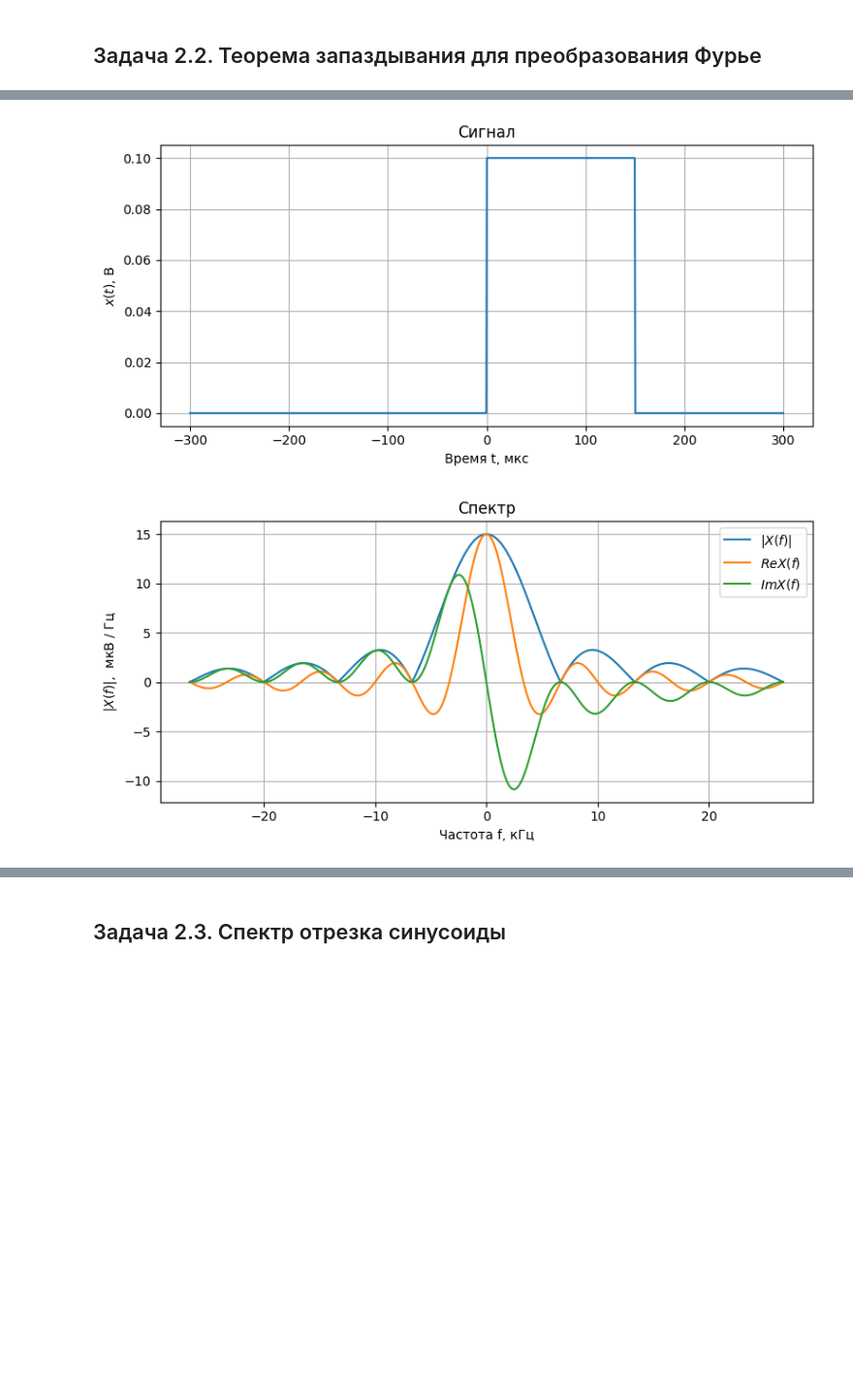
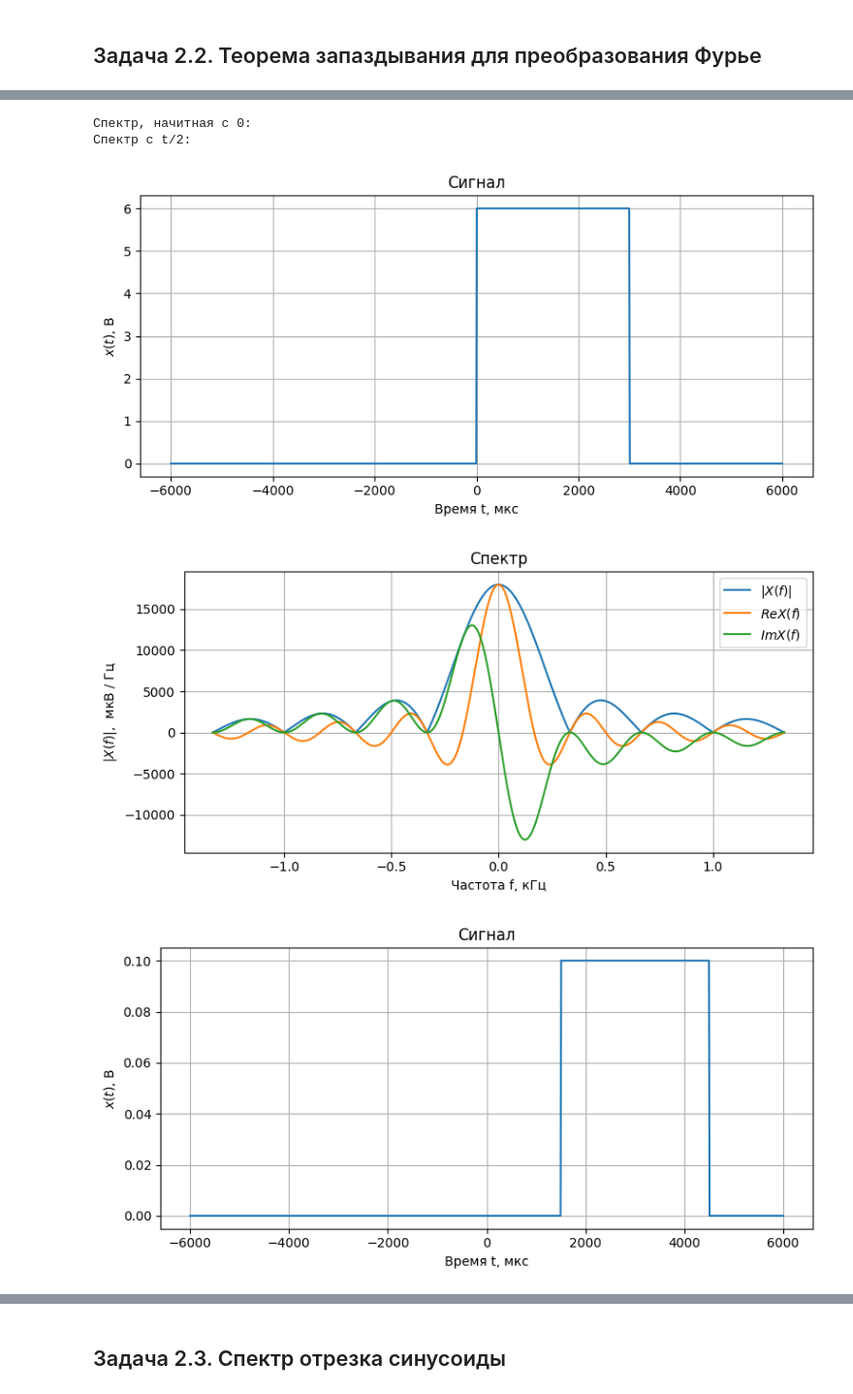
Before and after one commit to Zararest/Labs, a Jupyter notebook: RT_1/from email/Lab1_task.ipynb, the cells around one changed output, grey strips where cells are left out. Shown at 97% size. Cells and saved outputs as stored; diff of their text form; code cells hidden in the pictures; blank space fills up the shorter version.

```diff
--- a/RT_1/from email/Lab1_task.ipynb
+++ b/RT_1/from email/Lab1_task.ipynb
@@ -418,33 +455,51 @@ draw_graph(Hann)
 # %%
-tau=150*1e-6 #150 мкс
+from matplotlib.pyplot import box
+
+
+tau=3000*1e-6 #3000 мкс
 
 f_band=np.linspace(-4/tau, 4/tau, 1000) # 1000 - число точек в диапазоне, в которых вычисляется X(f)
 
 def boxcar(t, tau):
     if 0<t<tau:
+        return 6 # 0.1 В
+    else:
+        return 0.0 # 0 В
+
+def shifted_boxcar(t, tau):
+    if (tau / 2)<t<(tau * 3 / 2):
         return 0.1 # 0.1 В
     else:
         return 0.0 # 0 В
 
-t_band=np.linspace(-2*tau, 2*tau, 1024)
-plt.figure(figsize=[8, 4])
-plt.plot(t_band*1e6, [boxcar(t, tau) for t in t_band])
-plt.xlabel("Время t, мкс")
-plt.ylabel("$x(t)$, В")
-plt.title("Сигнал")
-plt.tight_layout()
-plt.grid()
+def draw_spectrum(func):
+    t_band=np.linspace(-2*tau, 2*tau, 1024)
+    plt.figure(figsize=[8, 4])
+    plt.plot(t_band*1e6, [func(t, tau) for t in t_band])
+    plt.xlabel("Время t, мкс")
+    plt.ylabel("$x(t)$, В")
+    plt.title("Сигнал")
+    plt.tight_layout()
+    plt.grid()
 
-plt.figure(figsize=[8, 4])
-plt.plot(f_band/1e3, fourier_transform(signal=boxcar, f_band=f_band, tau=tau, t1=-2*tau, t2=2*tau, res_type="abs")*1e6, label='$|X(f)|$')
-plt.plot(f_band/1e3, fourier_transform(signal=boxcar, f_band=f_band, tau=tau, t1=-2*tau, t2=2*tau, res_type="Re")*1e6, label='${Re }X(f)$')
-plt.plot(f_band/1e3, fourier_transform(signal=boxcar, f_band=f_band, tau=tau, t1=-2*tau, t2=2*tau, res_type="Im")*1e6, label='${Im }X(f)$')
-plt.xlabel("Частота f, кГц")
-plt.ylabel("$|X(f)|$,  мкВ / Гц")
-plt.title("Спектр")
-plt.legend(loc='best', bbox_to_anchor=(1, 1))
-plt.tight_layout()
-plt.grid()
+    plt.figure(figsize=[8, 4])
+    plt.plot(f_band/1e3, fourier_transform(signal=func, f_band=f_band, tau=tau, t1=-2*tau, t2=2*tau, res_type="abs")*1e6, label='$|X(f)|$')
+    plt.plot(f_band/1e3, fourier_transform(signal=func, f_band=f_band, tau=tau, t1=-2*tau, t2=2*tau, res_type="Re")*1e6, label='${Re }X(f)$')
+    plt.plot(f_band/1e3, fourier_transform(signal=func, f_band=f_band, tau=tau, t1=-2*tau, t2=2*tau, res_type="Im")*1e6, label='${Im }X(f)$')
+    plt.xlabel("Частота f, кГц")
+    plt.ylabel("$|X(f)|$,  мкВ / Гц")
+    plt.title("Спектр")
+    plt.legend(loc='best', bbox_to_anchor=(1, 1))
+    plt.tight_layout()
+    plt.grid()
+
+print('Спектр, начитная с 0:')
+draw_spectrum(boxcar)
+print('Спектр с t/2:',)
+draw_spectrum(shifted_boxcar)
 # %% [output]
+Спектр, начитная с 0:
+Спектр с t/2:
-[figure, old version]
+[figure, new version]
-[figure, old version]
+[figure, new version]
+[figure, added]
```
Also changed, not shown: parts of 9 cells of this notebook, 5 other files.
